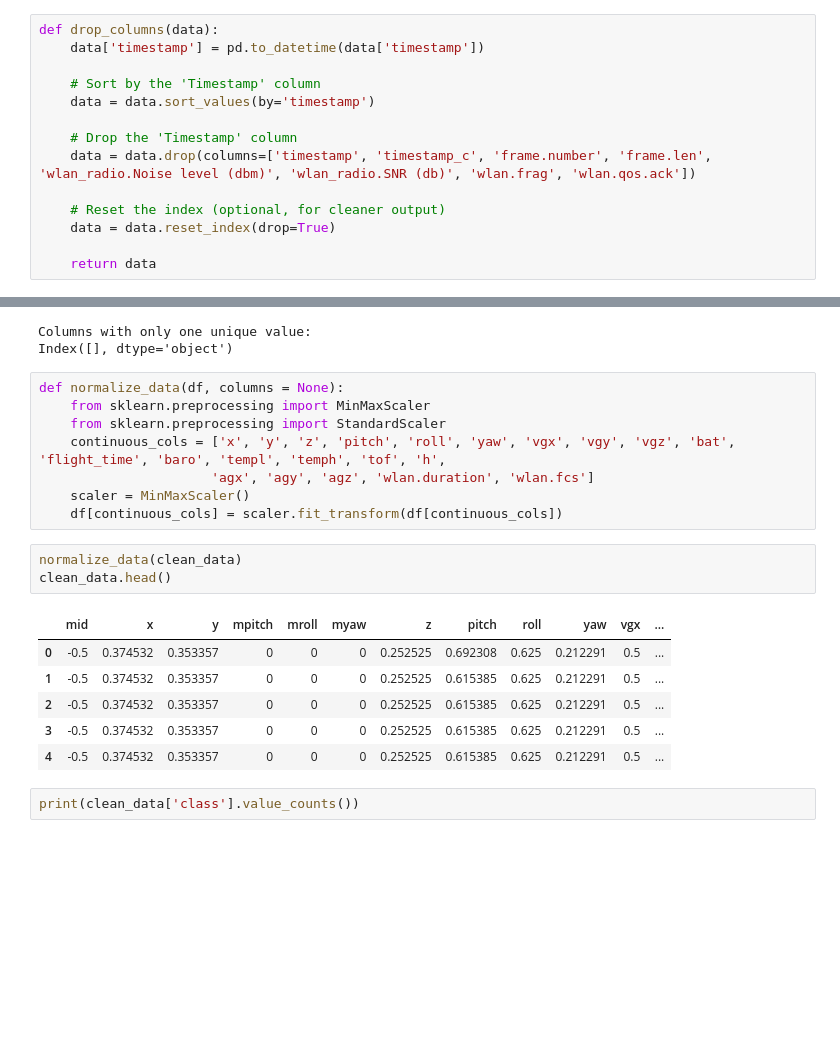
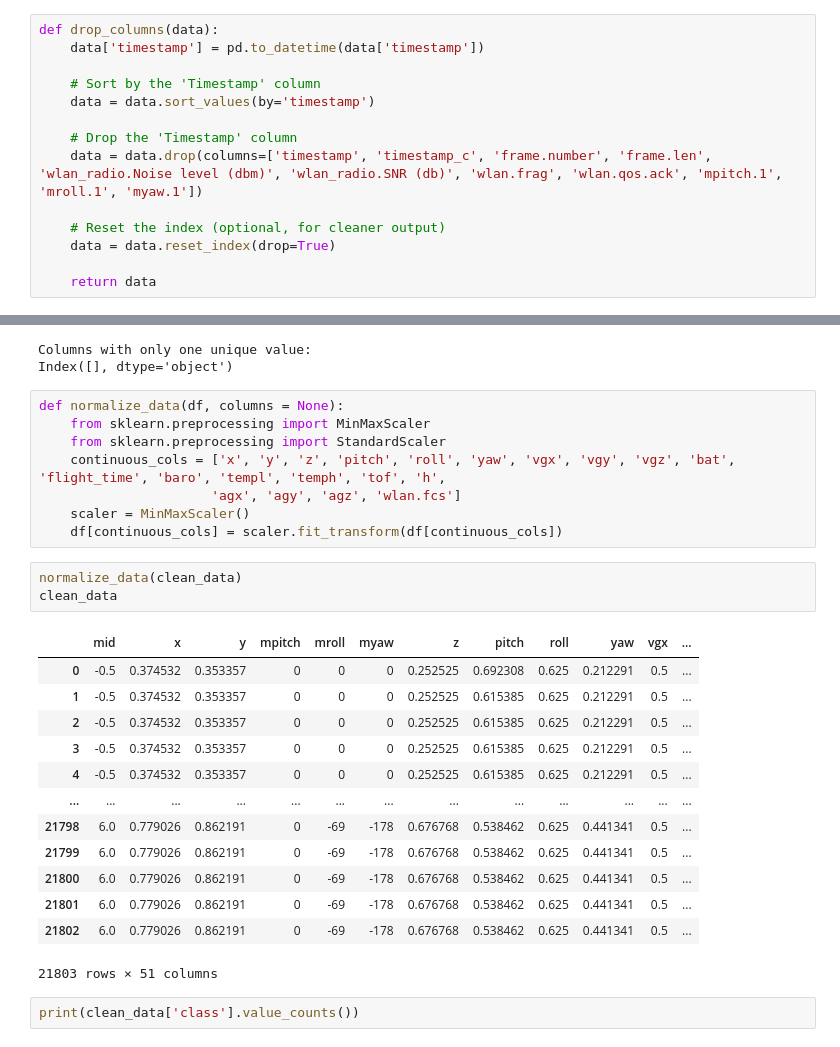
Before and after one commit to Jscott7227/Cyber_AI, a Jupyter notebook: AI_Cyber_Drone.ipynb, the cells around one changed output, grey strips where cells are left out. Saved outputs shown, nothing was run; the diff lists cells and outputs as text; blank space fills up the shorter version.

```diff
--- a/AI_Cyber_Drone.ipynb
+++ b/AI_Cyber_Drone.ipynb
@@ -43,7 +44,7 @@ def drop_columns(data):
     data = data.sort_values(by='timestamp')
 
     # Drop the 'Timestamp' column
-    data = data.drop(columns=['timestamp', 'timestamp_c', 'frame.number', 'frame.len', 'wlan_radio.Noise level (dbm)', 'wlan_radio.SNR (db)', 'wlan.frag', 'wlan.qos.ack'])
+    data = data.drop(columns=['timestamp', 'timestamp_c', 'frame.number', 'frame.len', 'wlan_radio.Noise level (dbm)', 'wlan_radio.SNR (db)', 'wlan.frag', 'wlan.qos.ack', 'mpitch.1', 'mroll.1', 'myaw.1'])
 
     # Reset the index (optional, for cleaner output)
     data = data.reset_index(drop=True)
@@ -85,19 +86,26 @@ def normalize_data(df, columns = None):
     from sklearn.preprocessing import MinMaxScaler
     from sklearn.preprocessing import StandardScaler
     continuous_cols = ['x', 'y', 'z', 'pitch', 'roll', 'yaw', 'vgx', 'vgy', 'vgz', 'bat', 'flight_time', 'baro', 'templ', 'temph', 'tof', 'h',
-                      'agx', 'agy', 'agz', 'wlan.duration', 'wlan.fcs']
+                      'agx', 'agy', 'agz', 'wlan.fcs']
     scaler = MinMaxScaler()
     df[continuous_cols] = scaler.fit_transform(df[continuous_cols])
 # %%
 normalize_data(clean_data)
-clean_data.head()
+clean_data
 # %% [output]
 |  | mid | x | y | mpitch | mroll | myaw | z | pitch | roll | yaw | vgx | ... |
 | 0 | -0.5 | 0.374532 | 0.353357 | 0 | 0 | 0 | 0.252525 | 0.692308 | 0.625 | 0.212291 | 0.5 | ... |
 | 1 | -0.5 | 0.374532 | 0.353357 | 0 | 0 | 0 | 0.252525 | 0.615385 | 0.625 | 0.212291 | 0.5 | ... |
 | 2 | -0.5 | 0.374532 | 0.353357 | 0 | 0 | 0 | 0.252525 | 0.615385 | 0.625 | 0.212291 | 0.5 | ... |
 | 3 | -0.5 | 0.374532 | 0.353357 | 0 | 0 | 0 | 0.252525 | 0.615385 | 0.625 | 0.212291 | 0.5 | ... |
 | 4 | -0.5 | 0.374532 | 0.353357 | 0 | 0 | 0 | 0.252525 | 0.615385 | 0.625 | 0.212291 | 0.5 | ... |
+| ... | ... | ... | ... | ... | ... | ... | ... | ... | ... | ... | ... | ... |
+| 21798 | 6.0 | 0.779026 | 0.862191 | 0 | -69 | -178 | 0.676768 | 0.538462 | 0.625 | 0.441341 | 0.5 | ... |
+| 21799 | 6.0 | 0.779026 | 0.862191 | 0 | -69 | -178 | 0.676768 | 0.538462 | 0.625 | 0.441341 | 0.5 | ... |
+| 21800 | 6.0 | 0.779026 | 0.862191 | 0 | -69 | -178 | 0.676768 | 0.538462 | 0.625 | 0.441341 | 0.5 | ... |
+| 21801 | 6.0 | 0.779026 | 0.862191 | 0 | -69 | -178 | 0.676768 | 0.538462 | 0.625 | 0.441341 | 0.5 | ... |
+| 21802 | 6.0 | 0.779026 | 0.862191 | 0 | -69 | -178 | 0.676768 | 0.538462 | 0.625 | 0.441341 | 0.5 | ... |
+21803 rows × 51 columns
 # %%
 print(clean_data['class'].value_counts())
 # %% [output]
```
Also changed, not shown: parts of 25 cells of this notebook, 2 other files.
